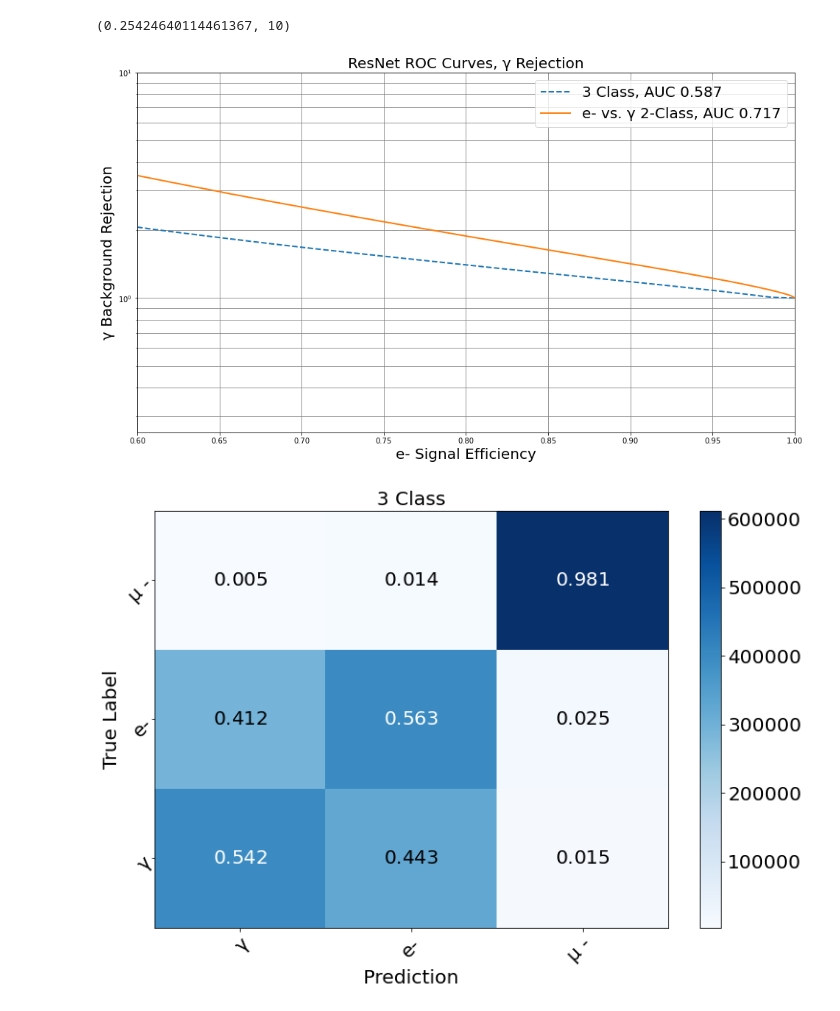
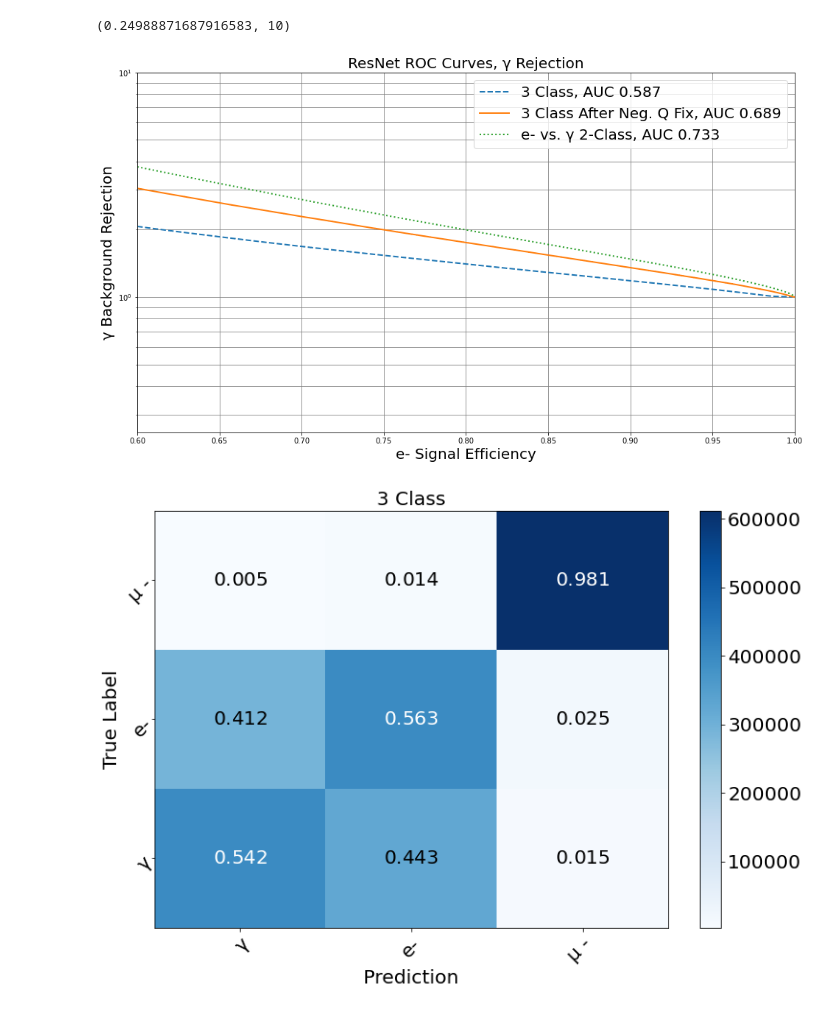
Before and after one commit to WatChMaL/CNN, a Jupyter notebook: ResNet_Analysis/Final Summary Plotting.ipynb, the cells around one changed output. Drawn from its saved outputs; the diff is of its cells as text; code cells hidden in the pictures.

Commit message:
analysis on post negative charge fix best 3class run

```diff
--- a/ResNet_Analysis/Final Summary Plotting.ipynb
+++ b/ResNet_Analysis/Final Summary Plotting.ipynb
@@ -27,16 +25,17 @@ The autoreload extension is already loaded. To reload it, use:
 dump_dir = '/home/cmacdonald/CNN/dumps/'
 
 
-paths = ['20200729_125923_transforms_3class_rerun', '20200806_173844_egamma_fulldset_notransforms',
+paths = ['20200729_125923_transforms_3class_rerun', 'old_framework_replication_run_test', '20200806_173844_egamma_fulldset_notransforms',
          '20200803_141248_collapse_weighted']
 paths = [os.path.join(dump_dir,path)for path in paths]
 preferred_run_idx = 0
-run_names=['3 Class', 'e- vs. \u03B3 2-Class', 'e-/\u03B3 vs. \u03BC- 2-Class']
-cut_names= [['fq_failed', 'fq_flag']for _ in range(3)]
+run_names=['3 Class','3 Class After Neg. Q Fix','e- vs. \u03B3 2-Class', 'e-/\u03B3 vs. \u03BC- 2-Class']
+cut_names= [['fq_failed', 'fq_flag']for _ in range(4)]
 
 idx_file_paths = ['/fast_scratch/WatChMaL/data/IWCD_fulltank_300_post_veto_nomichel_pe_idxs.npz',
                   '/fast_scratch/WatChMaL/data/IWCD_fulltank_300_pe_idxs_extra_nomuons.npz',
-                  '/fast_scratch/WatChMaL/data/IWCD_fulltank_300_post_veto_nomichel_pe_idxs.npz']
+                  '/fast_scratch/WatChMaL/data/IWCD_fulltank_300_post_veto_nomichel_pe_idxs.npz',
+                 '/fast_scratch/WatChMaL/data/IWCD_fulltank_300_post_veto_nomichel_pe_idxs.npz']
 
 npz_path = os.path.join(os.getcwd(),'Index_Storage')
 
@@ -52,18 +51,18 @@ test_output = [load_test_output_pn(os.path.join(loc,'test_validation_iteration_d
                for i,loc in enumerate(paths)]
 # %%
 fprs, tprs, thresholds = zip(*[prep_roc_data(output['softmax'],output['labels'],
-                                'rejection',softmax_index_dict,"e","gamma") for output in test_output[:2]
+                                'rejection',softmax_index_dict,"e","gamma") for output in test_output[:3]
                               ])
 # %%
 fig, ax = plt.subplots(figsize=(16,9),facecolor="w")
 roc_metrics = plot_multiple_ROC((fprs, tprs, thresholds),'rejection', ["e", "gamma"],
-                                plot_labels=run_names[:2], ax=ax,
-                                png_name = 'best_egamma.pdf',title=f"ResNet ROC Curves, {legend_label_dict['gamma']} Rejection",annotate=False,legend_label_dict=legend_label_dict,linestyle=['--','-'])
+                                plot_labels=run_names[:3], ax=ax,
+                                png_name = 'best_egamma.pdf',title=f"ResNet ROC Curves, {legend_label_dict['gamma']} Rejection",annotate=False,legend_label_dict=legend_label_dict,linestyle=['--','-',':'])
 ax.set_xlim(left=0.6,right=1.0)
 ax.set_ylim(top=10)
 # %% [output]
-(0.25424640114461367, 10)
+(0.24988871687916583, 10)
-[figure, old version]
+[figure, new version]
 # %%
 collapsed_3class_scores, collapsed_3class_labels = collapse_test_output(test_output[0]['softmax'],test_output[0]['labels'],
                                                                  softmax_index_dict)
```
Also changed, not shown: parts of 7 cells of this notebook, 6 other files.
